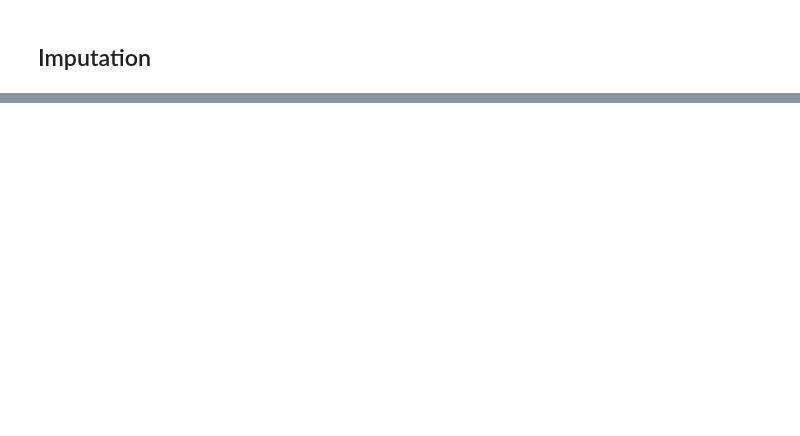
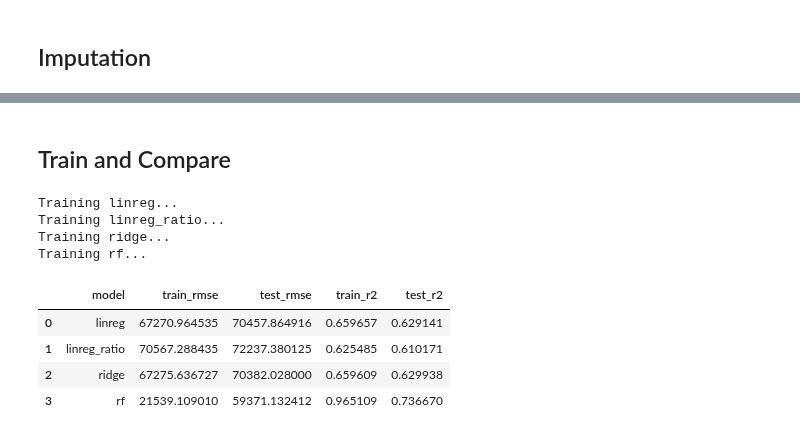
Before and after one commit to Chun-Yu-Lin/california_housing_price, a Jupyter notebook: california_housing_price.ipynb, the cells around one changed output, grey strips where cells are left out. Cells and saved outputs as stored; diff of their text form; code cells hidden in the pictures; blank space fills up the shorter version.

```diff
--- a/california_housing_price.ipynb
+++ b/california_housing_price.ipynb
@@ -211,0 +570,53 @@ imputer.strategy
+# %%
+# Random Forest
+from sklearn.ensemble import RandomForestRegressor
+
+rf_pipeline = Pipeline(
+    [
+        ("preprocessor", preprocessor),
+        ("model", RandomForestRegressor(n_estimators=300, random_state=42))
+    ]
+)
+# %%
+models = {
+    "linreg": linreg_pipeline,
+    "linreg_ratio": linreg_pipeline_ratio,
+    "ridge": ridge_pipeline,
+    "rf": rf_pipeline
+}
+# %% [markdown]
+## Train and Compare
+# %%
+from sklearn.metrics import mean_squared_error, r2_score
+
+rows = []
+fitted_models = {}
+
+for model_name, model in models.items():
+    print(f"Training {model_name}...")
+    model.fit(X_train, y_train)
+    fitted_models[model_name] = model
+
+    train_pred = model.predict(X_train)
+    test_pred = model.predict(X_test)
+
+    rows.append({
+        "model": model_name,
+        "train_rmse": np.sqrt(mean_squared_error(y_train, train_pred)),
+        "test_rmse": np.sqrt(mean_squared_error(y_test, test_pred)),
+        "train_r2": r2_score(y_train, train_pred),
+        "test_r2": r2_score(y_test, test_pred)
+    })
+
+results_df = pd.DataFrame(rows)
+results_df
+# %% [output]
+Training linreg...
+Training linreg_ratio...
+Training ridge...
+Training rf...
+|  | model | train_rmse | test_rmse | train_r2 | test_r2 |
+| 0 | linreg | 67270.964535 | 70457.864916 | 0.659657 | 0.629141 |
+| 1 | linreg_ratio | 70567.288435 | 72237.380125 | 0.625485 | 0.610171 |
+| 2 | ridge | 67275.636727 | 70382.028000 | 0.659609 | 0.629938 |
+| 3 | rf | 21539.109010 | 59371.132412 | 0.965109 | 0.736670 |
```
Also changed, not shown: parts of 42 cells of this notebook, 1 other file.
